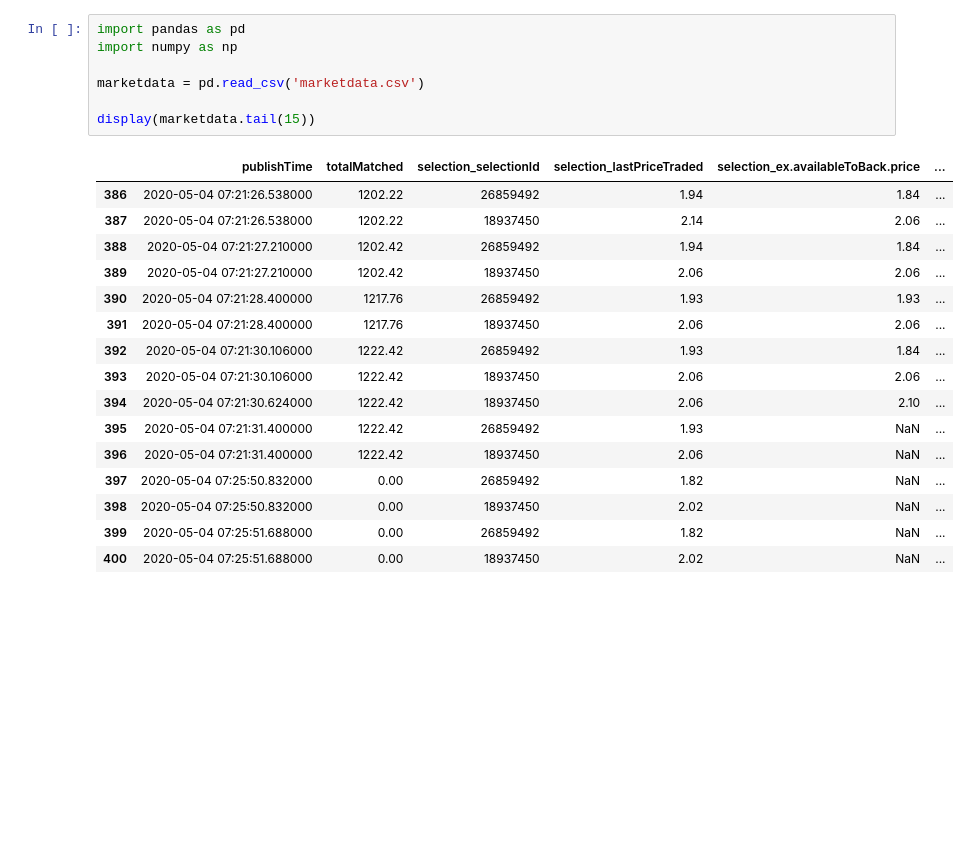
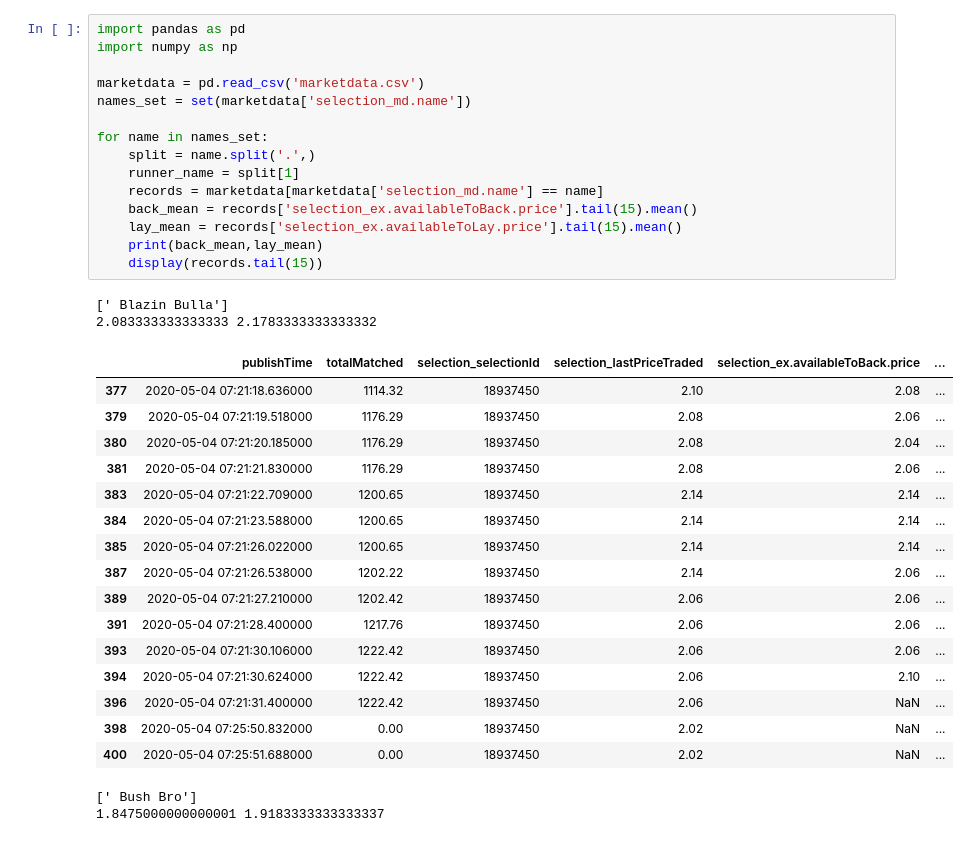
Before and after one commit to AkooshR/Greyhound-Racing-Model, a Jupyter notebook: model.ipynb, the cells around one changed output. Drawn from its saved outputs; the diff is of its cells as text; blank space fills up the shorter version.

```diff
--- a/model.ipynb
+++ b/model.ipynb
@@ -1,24 +1,36 @@
 # %%
 import pandas as pd
 import numpy as np
 
 marketdata = pd.read_csv('marketdata.csv')
+names_set = set(marketdata['selection_md.name'])
 
-display(marketdata.tail(15))
+for name in names_set:
+    split = name.split('.',)
+    runner_name = split[1]
+    records = marketdata[marketdata['selection_md.name'] == name]
+    back_mean = records['selection_ex.availableToBack.price'].tail(15).mean()
+    lay_mean = records['selection_ex.availableToLay.price'].tail(15).mean()
+    print(back_mean,lay_mean)
+    display(records.tail(15))
 # %% [output]
+[' Blazin Bulla']
+2.083333333333333 2.1783333333333332
 |  | publishTime | totalMatched | selection_selectionId | selection_lastPriceTraded | selection_ex.availableToBack.price | ... |
-| 386 | 2020-05-04 07:21:26.538000 | 1202.22 | 26859492 | 1.94 | 1.84 | ... |
+| 377 | 2020-05-04 07:21:18.636000 | 1114.32 | 18937450 | 2.10 | 2.08 | ... |
+| 379 | 2020-05-04 07:21:19.518000 | 1176.29 | 18937450 | 2.08 | 2.06 | ... |
+| 380 | 2020-05-04 07:21:20.185000 | 1176.29 | 18937450 | 2.08 | 2.04 | ... |
+| 381 | 2020-05-04 07:21:21.830000 | 1176.29 | 18937450 | 2.08 | 2.06 | ... |
+| 383 | 2020-05-04 07:21:22.709000 | 1200.65 | 18937450 | 2.14 | 2.14 | ... |
+| 384 | 2020-05-04 07:21:23.588000 | 1200.65 | 18937450 | 2.14 | 2.14 | ... |
+| 385 | 2020-05-04 07:21:26.022000 | 1200.65 | 18937450 | 2.14 | 2.14 | ... |
 | 387 | 2020-05-04 07:21:26.538000 | 1202.22 | 18937450 | 2.14 | 2.06 | ... |
-| 388 | 2020-05-04 07:21:27.210000 | 1202.42 | 26859492 | 1.94 | 1.84 | ... |
 | 389 | 2020-05-04 07:21:27.210000 | 1202.42 | 18937450 | 2.06 | 2.06 | ... |
-| 390 | 2020-05-04 07:21:28.400000 | 1217.76 | 26859492 | 1.93 | 1.93 | ... |
 | 391 | 2020-05-04 07:21:28.400000 | 1217.76 | 18937450 | 2.06 | 2.06 | ... |
-| 392 | 2020-05-04 07:21:30.106000 | 1222.42 | 26859492 | 1.93 | 1.84 | ... |
 | 393 | 2020-05-04 07:21:30.106000 | 1222.42 | 18937450 | 2.06 | 2.06 | ... |
 | 394 | 2020-05-04 07:21:30.624000 | 1222.42 | 18937450 | 2.06 | 2.10 | ... |
-| 395 | 2020-05-04 07:21:31.400000 | 1222.42 | 26859492 | 1.93 | NaN | ... |
 | 396 | 2020-05-04 07:21:31.400000 | 1222.42 | 18937450 | 2.06 | NaN | ... |
-| 397 | 2020-05-04 07:25:50.832000 | 0.00 | 26859492 | 1.82 | NaN | ... |
 | 398 | 2020-05-04 07:25:50.832000 | 0.00 | 18937450 | 2.02 | NaN | ... |
-| 399 | 2020-05-04 07:25:51.688000 | 0.00 | 26859492 | 1.82 | NaN | ... |
 | 400 | 2020-05-04 07:25:51.688000 | 0.00 | 18937450 | 2.02 | NaN | ... |
+[' Bush Bro']
+1.8475000000000001 1.9183333333333337
```
Also changed, not shown: parts of 1 cell of this notebook.
